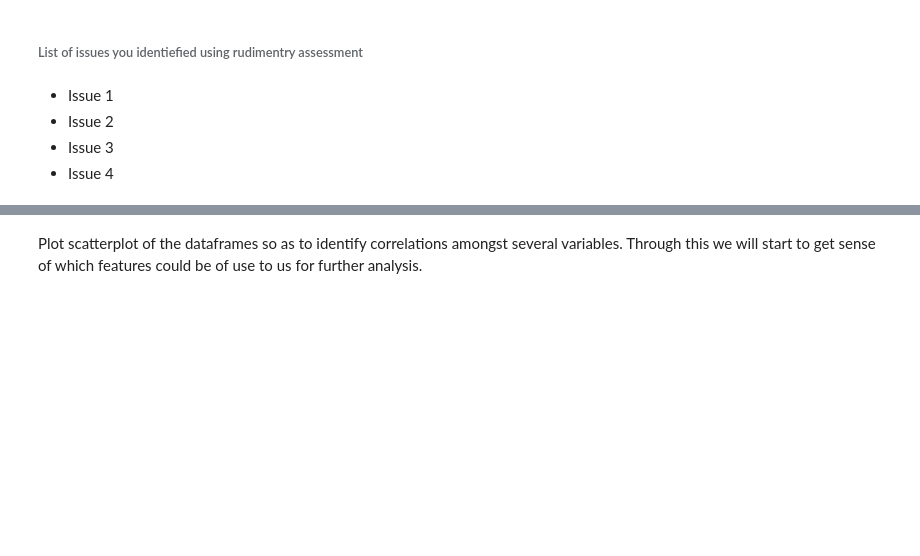
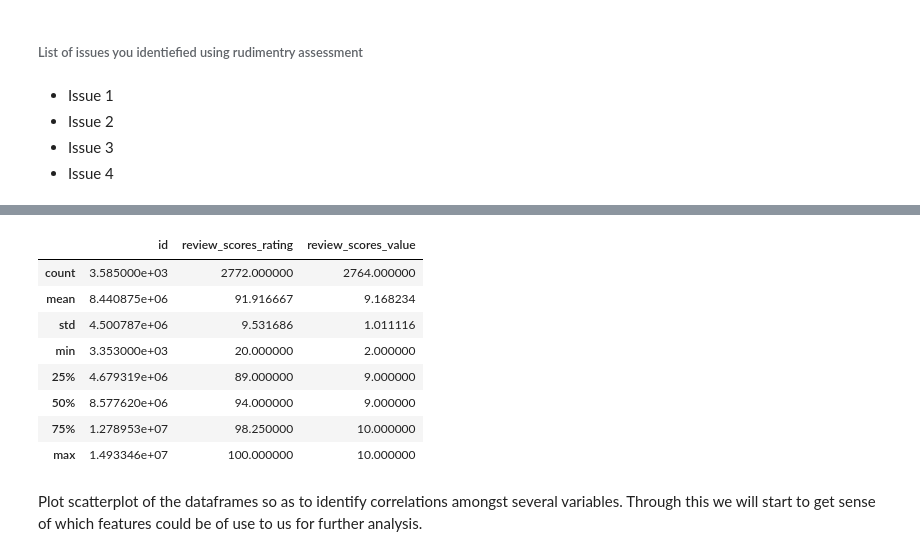
Before and after one commit to sdaphtardar/airbnb_dataset_analysis, a Jupyter notebook: AirBnB_Data_Analysis.ipynb, the cells around one changed output, grey strips where cells are left out. Saved outputs shown, nothing was run; the diff lists cells and outputs as text; code cells hidden in the pictures; blank space fills up the shorter version.

```diff
--- a/AirBnB_Data_Analysis.ipynb
+++ b/AirBnB_Data_Analysis.ipynb
@@ -350,3 +363,15 @@ df_name.hist()
+# %%
+df_boston_listings[['id', 'review_scores_rating', 'review_scores_value']].describe()
+# %% [output]
+|  | id | review_scores_rating | review_scores_value |
+| count | 3.585000e+03 | 2772.000000 | 2764.000000 |
+| mean | 8.440875e+06 | 91.916667 | 9.168234 |
+| std | 4.500787e+06 | 9.531686 | 1.011116 |
+| min | 3.353000e+03 | 20.000000 | 2.000000 |
+| 25% | 4.679319e+06 | 89.000000 | 9.000000 |
+| 50% | 8.577620e+06 | 94.000000 | 9.000000 |
+| 75% | 1.278953e+07 | 98.250000 | 10.000000 |
+| max | 1.493346e+07 | 100.000000 | 10.000000 |
 # %% [markdown]
 Plot scatterplot of the dataframes so as to identify correlations amongst several variables. Through this we will start to get sense of which features could be of use to us for further analysis.
 # %%
```
Also changed, not shown: parts of 23 cells of this notebook, 1 other file.
